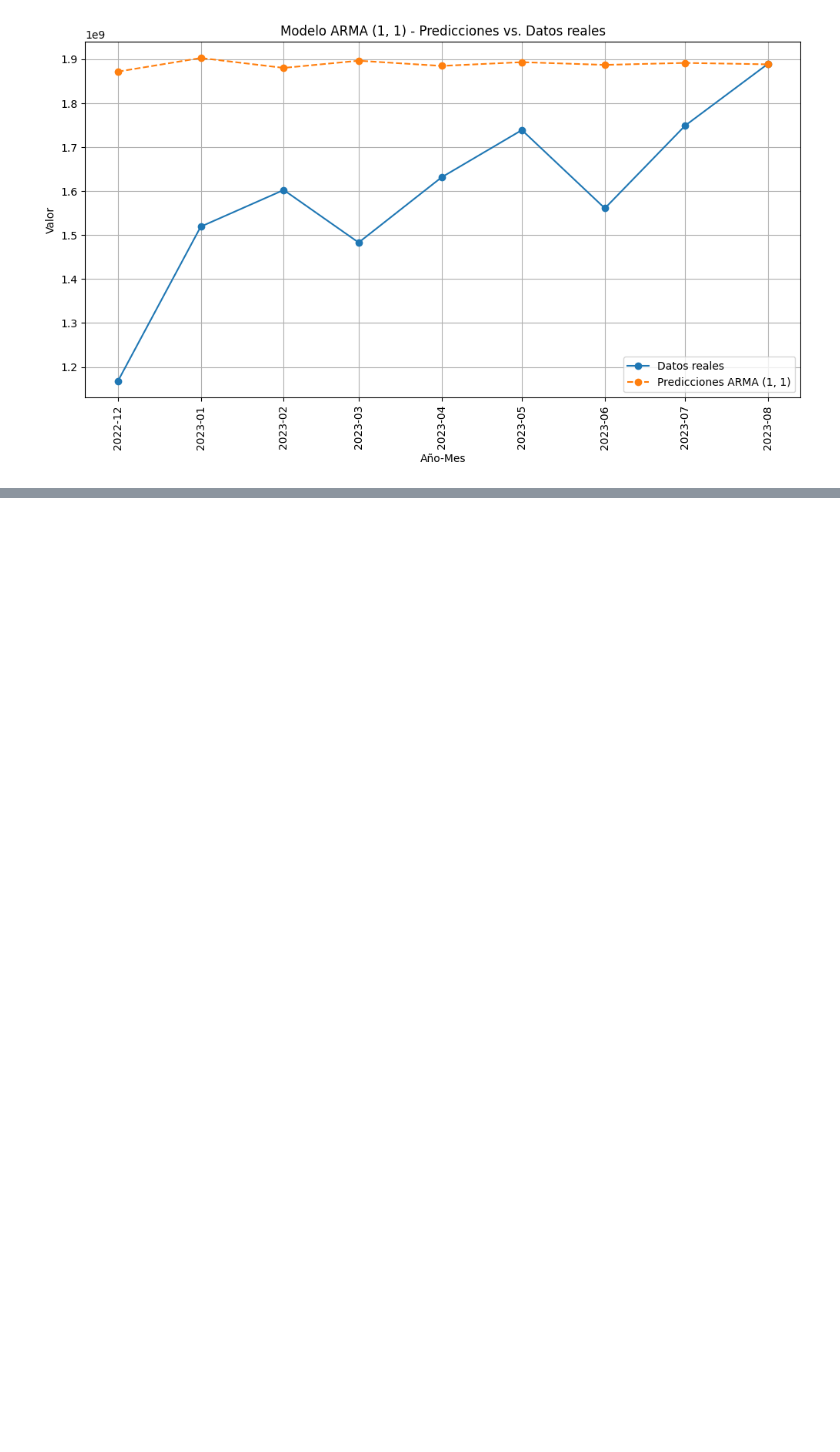
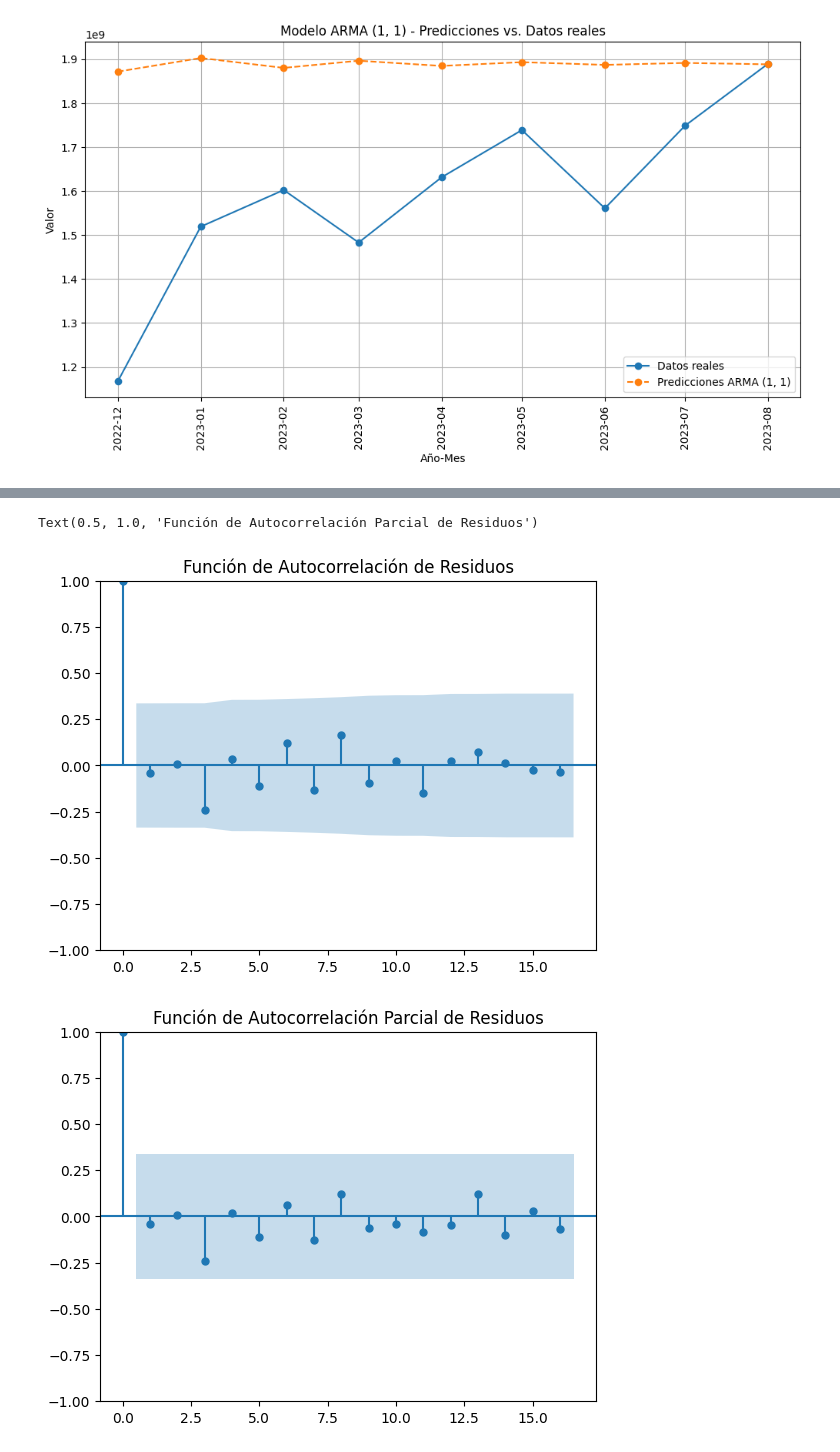
Before and after one commit to ingoscargiraldor/ingoscargiraldor, a Jupyter notebook: Series_Tiempo_3.ipynb, the cells around one changed output, grey strips where cells are left out. Saved outputs shown, nothing was run; the diff lists cells and outputs as text; code cells hidden in the pictures; blank space fills up the shorter version.

```diff
--- a/Series_Tiempo_3.ipynb
+++ b/Series_Tiempo_3.ipynb
@@ -496,0 +551,14 @@ En resumen, la elección de un modelo ARMA adecuado es esencial para el análisi
+# %%
+from statsmodels.graphics.tsaplots import plot_acf, plot_pacf
+
+# Visualiza la función de autocorrelación de los residuos
+plot_acf(model_fit.resid)
+plt.title('Función de Autocorrelación de Residuos')
+
+# Visualiza la función de autocorrelación parcial de los residuos
+plot_pacf(model_fit.resid)
+plt.title('Función de Autocorrelación Parcial de Residuos')
+# %% [output]
+Text(0.5, 1.0, 'Función de Autocorrelación Parcial de Residuos')
+[figure, added]
+[figure, added]
```
Also changed, not shown: parts of 10 cells of this notebook.
